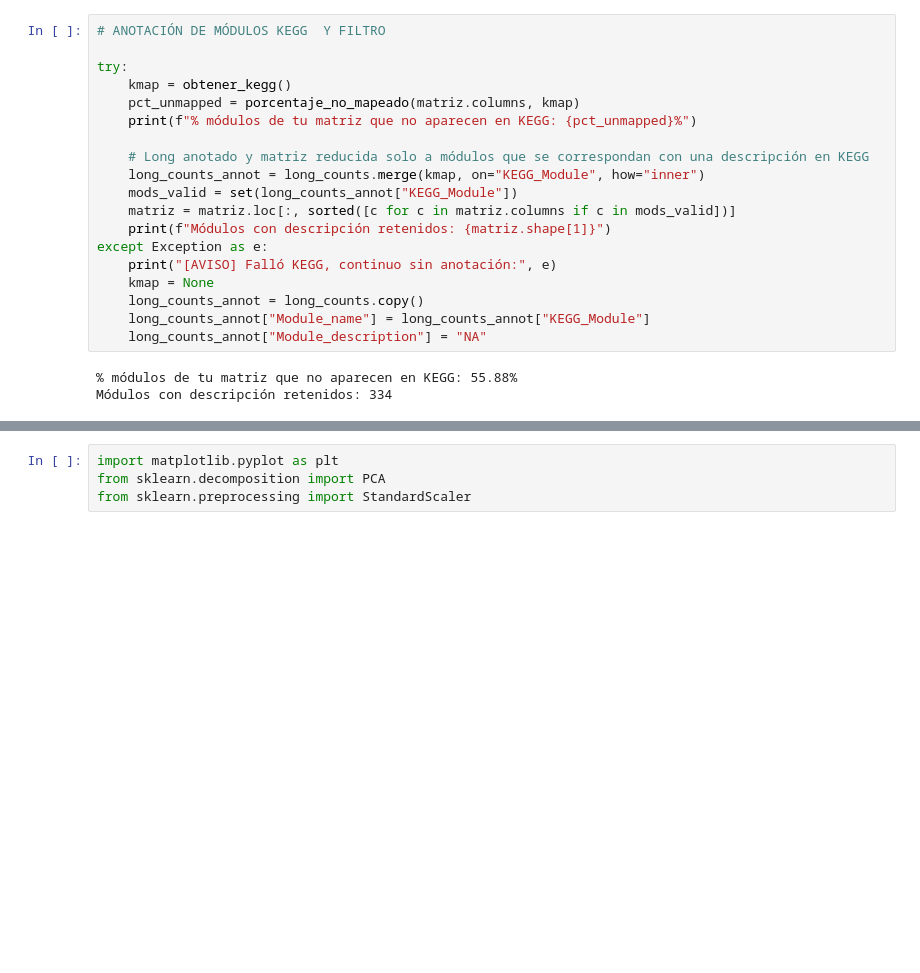
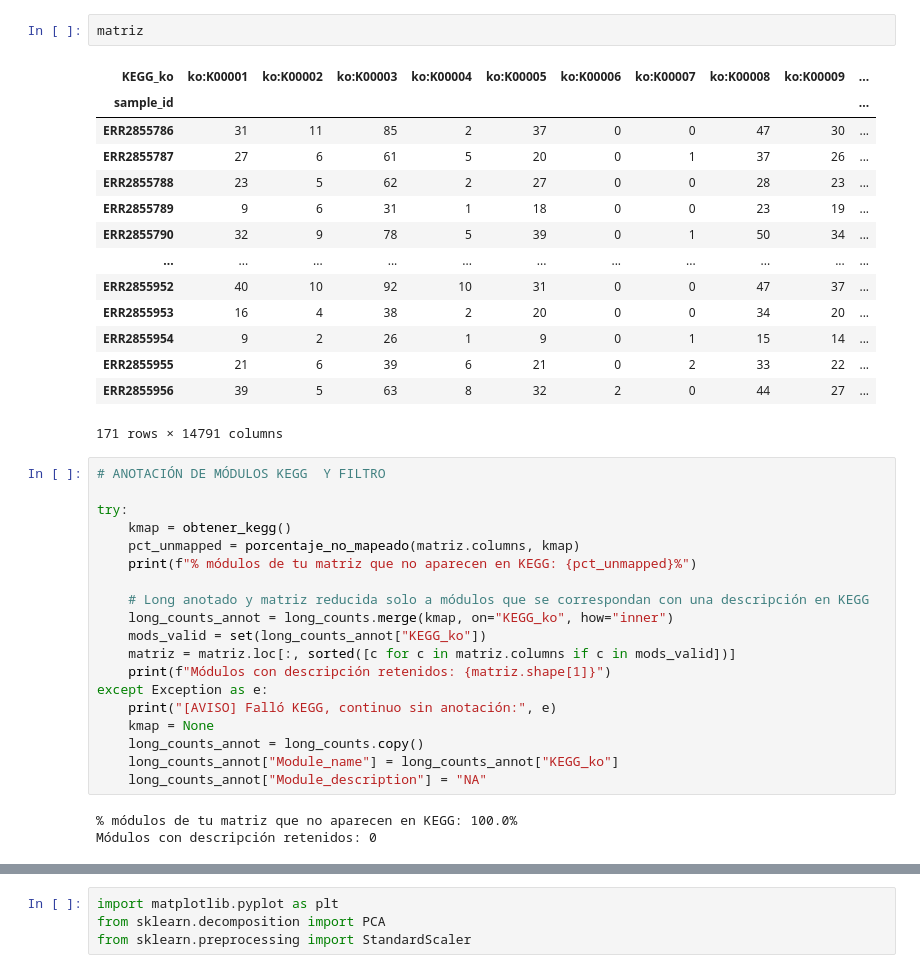
Before and after one commit to ramoslunaandrea/tfm_andrea_ramos, a Jupyter notebook: src/sparsity_study.ipynb, the cells around one changed output, grey strips where cells are left out. Saved outputs shown, nothing was run; the diff lists cells and outputs as text; blank space fills up the shorter version.

```diff
--- a/src/sparsity_study.ipynb
+++ b/src/sparsity_study.ipynb
@@ -97,3 +97,20 @@ Dimensión matriz (muestras x módulos): (171, 757) | Sparsidad: 30.07%
+# %%
+matriz
+# %% [output]
+| KEGG_ko | ko:K00001 | ko:K00002 | ko:K00003 | ko:K00004 | ko:K00005 | ko:K00006 | ko:K00007 | ko:K00008 | ko:K00009 | ... |
+| sample_id |  |  |  |  |  |  |  |  |  | ... |
+| ERR2855786 | 31 | 11 | 85 | 2 | 37 | 0 | 0 | 47 | 30 | ... |
+| ERR2855787 | 27 | 6 | 61 | 5 | 20 | 0 | 1 | 37 | 26 | ... |
+| ERR2855788 | 23 | 5 | 62 | 2 | 27 | 0 | 0 | 28 | 23 | ... |
+| ERR2855789 | 9 | 6 | 31 | 1 | 18 | 0 | 0 | 23 | 19 | ... |
+| ERR2855790 | 32 | 9 | 78 | 5 | 39 | 0 | 1 | 50 | 34 | ... |
+| ... | ... | ... | ... | ... | ... | ... | ... | ... | ... | ... |
+| ERR2855952 | 40 | 10 | 92 | 10 | 31 | 0 | 0 | 47 | 37 | ... |
+| ERR2855953 | 16 | 4 | 38 | 2 | 20 | 0 | 0 | 34 | 20 | ... |
+| ERR2855954 | 9 | 2 | 26 | 1 | 9 | 0 | 1 | 15 | 14 | ... |
+| ERR2855955 | 21 | 6 | 39 | 6 | 21 | 0 | 2 | 33 | 22 | ... |
+| ERR2855956 | 39 | 5 | 63 | 8 | 32 | 2 | 0 | 44 | 27 | ... |
+171 rows × 14791 columns
 # %%
 # ANOTACIÓN DE MÓDULOS KEGG  Y FILTRO
 
@@ -103,19 +120,19 @@ try:
     print(f"% módulos de tu matriz que no aparecen en KEGG: {pct_unmapped}%")
 
     # Long anotado y matriz reducida solo a módulos que se correspondan con una descripción en KEGG
-    long_counts_annot = long_counts.merge(kmap, on="KEGG_Module", how="inner")
-    mods_valid = set(long_counts_annot["KEGG_Module"])
+    long_counts_annot = long_counts.merge(kmap, on="KEGG_ko", how="inner")
+    mods_valid = set(long_counts_annot["KEGG_ko"])
     matriz = matriz.loc[:, sorted([c for c in matriz.columns if c in mods_valid])]
     print(f"Módulos con descripción retenidos: {matriz.shape[1]}")
 except Exception as e:
     print("[AVISO] Falló KEGG, continuo sin anotación:", e)
     kmap = None
     long_counts_annot = long_counts.copy()
-    long_counts_annot["Module_name"] = long_counts_annot["KEGG_Module"]
+    long_counts_annot["Module_name"] = long_counts_annot["KEGG_ko"]
     long_counts_annot["Module_description"] = "NA"
 # %% [output]
-% módulos de tu matriz que no aparecen en KEGG: 55.88%
-Módulos con descripción retenidos: 334
+% módulos de tu matriz que no aparecen en KEGG: 100.0%
+Módulos con descripción retenidos: 0
 # %%
 # METADATOS Y MERGE
 
```
Also changed, not shown: parts of 10 cells of this notebook, 1 other file.
